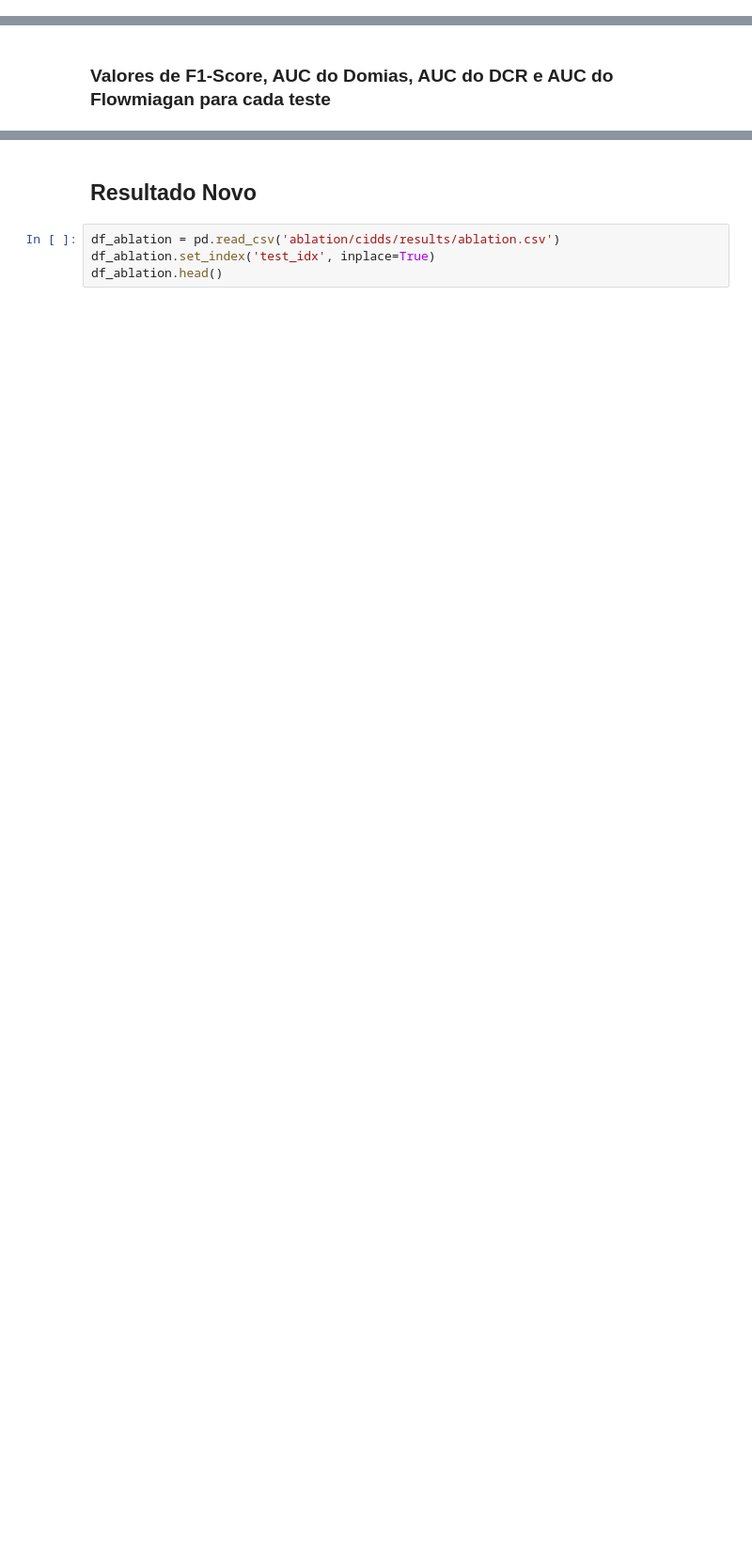
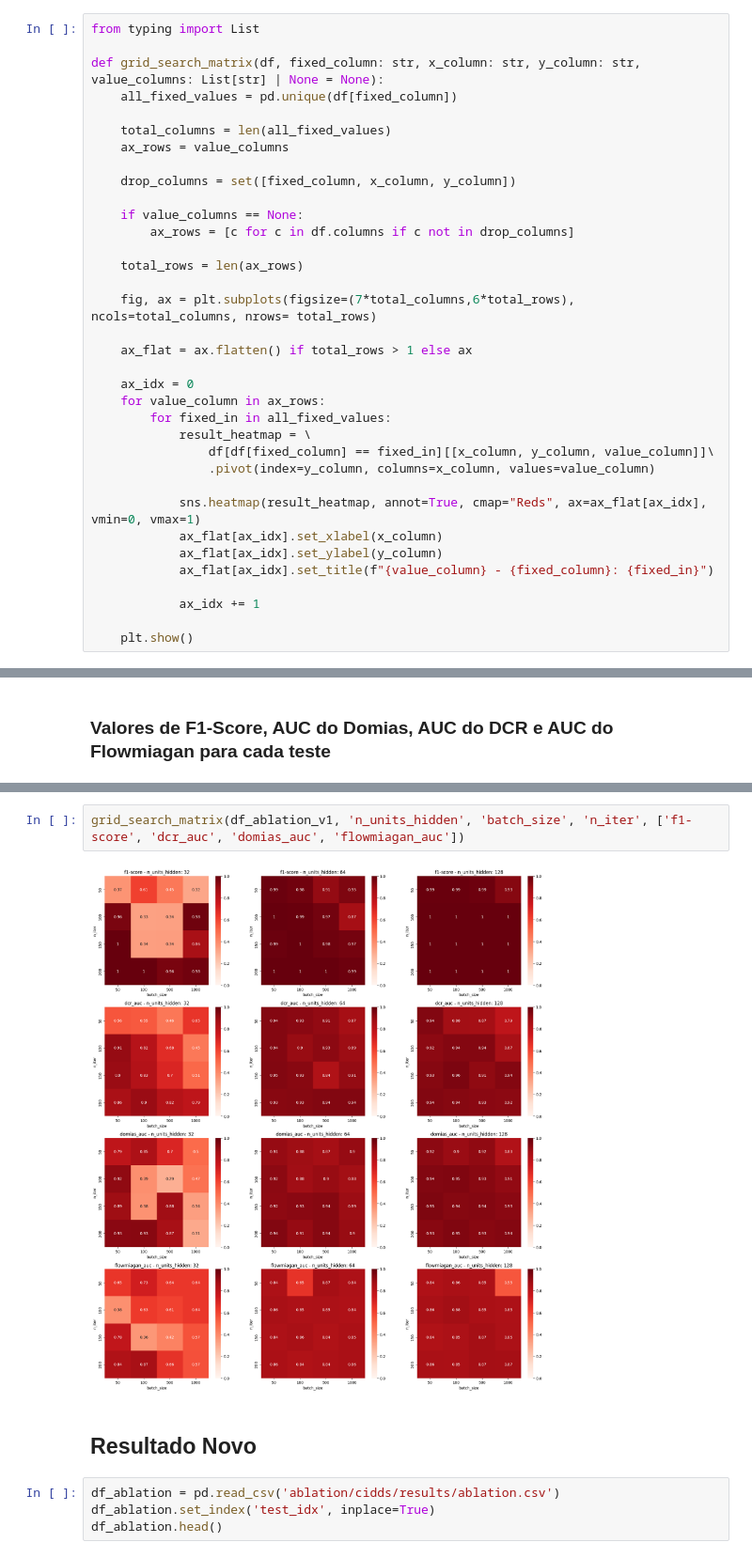
Before and after one commit to Alan-TC/AblationStudy, a Jupyter notebook: analise.ipynb, the cells around one changed output, grey strips where cells are left out. Shown at 94% size. Drawn from its saved outputs; the diff is of its cells as text; blank space fills up the shorter version.

```diff
--- a/analise.ipynb
+++ b/analise.ipynb
@@ -59,6 +59,41 @@ def plot_graficos_de_teste(df_ablation):
 
 
     plt.tight_layout()
+# %%
+from typing import List
+
+def grid_search_matrix(df, fixed_column: str, x_column: str, y_column: str, value_columns: List[str] | None = None):
+    all_fixed_values = pd.unique(df[fixed_column])
+
+    total_columns = len(all_fixed_values)
+    ax_rows = value_columns
+
+    drop_columns = set([fixed_column, x_column, y_column])
+
+    if value_columns == None:
+        ax_rows = [c for c in df.columns if c not in drop_columns]
+
+    total_rows = len(ax_rows)
+
+    fig, ax = plt.subplots(figsize=(7*total_columns,6*total_rows), ncols=total_columns, nrows= total_rows)
+
+    ax_flat = ax.flatten() if total_rows > 1 else ax
+
+    ax_idx = 0
+    for value_column in ax_rows:
+        for fixed_in in all_fixed_values:
+            result_heatmap = \
+                df[df[fixed_column] == fixed_in][[x_column, y_column, value_column]]\
+                .pivot(index=y_column, columns=x_column, values=value_column)
+
+            sns.heatmap(result_heatmap, annot=True, cmap="Reds", ax=ax_flat[ax_idx], vmin=0, vmax=1)
+            ax_flat[ax_idx].set_xlabel(x_column)
+            ax_flat[ax_idx].set_ylabel(y_column)
+            ax_flat[ax_idx].set_title(f"{value_column} - {fixed_column}: {fixed_in}")
+
+            ax_idx += 1
+
+    plt.show()
 # %% [markdown]
 ## Resultado Anterior
 # %%
@@ -94,3 +133,7 @@ plot_graficos_de_teste(df_ablation_v1)
+# %%
+grid_search_matrix(df_ablation_v1, 'n_units_hidden', 'batch_size', 'n_iter', ['f1-score', 'dcr_auc', 'domias_auc', 'flowmiagan_auc'])
+# %% [output]
+[figure, added]
 # %% [markdown]
 ## Resultado Novo
 # %%
```
Also changed, not shown: parts of 11 cells of this notebook.
